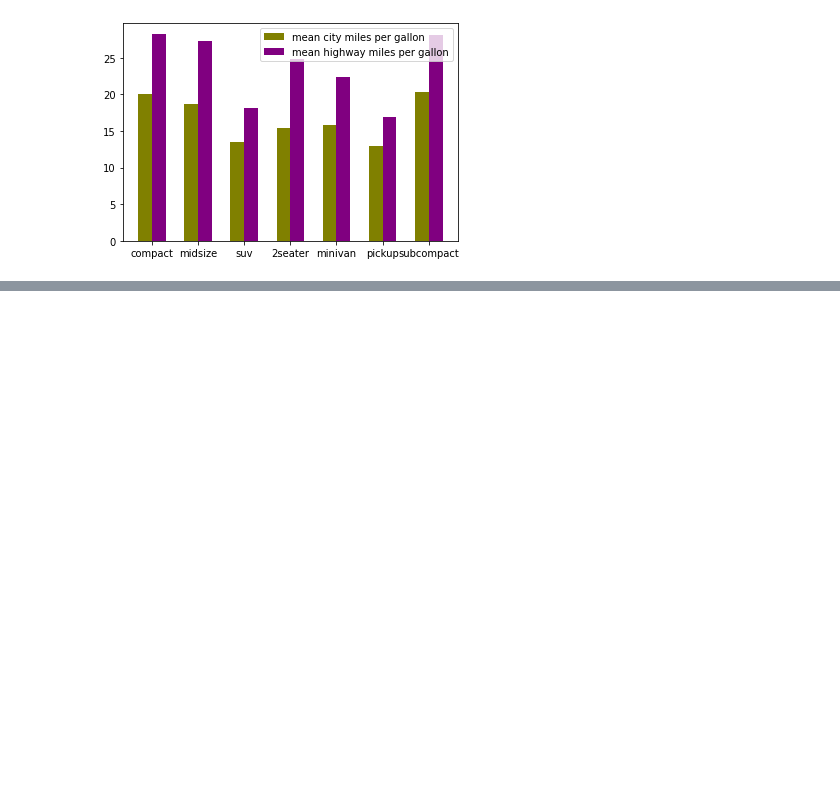
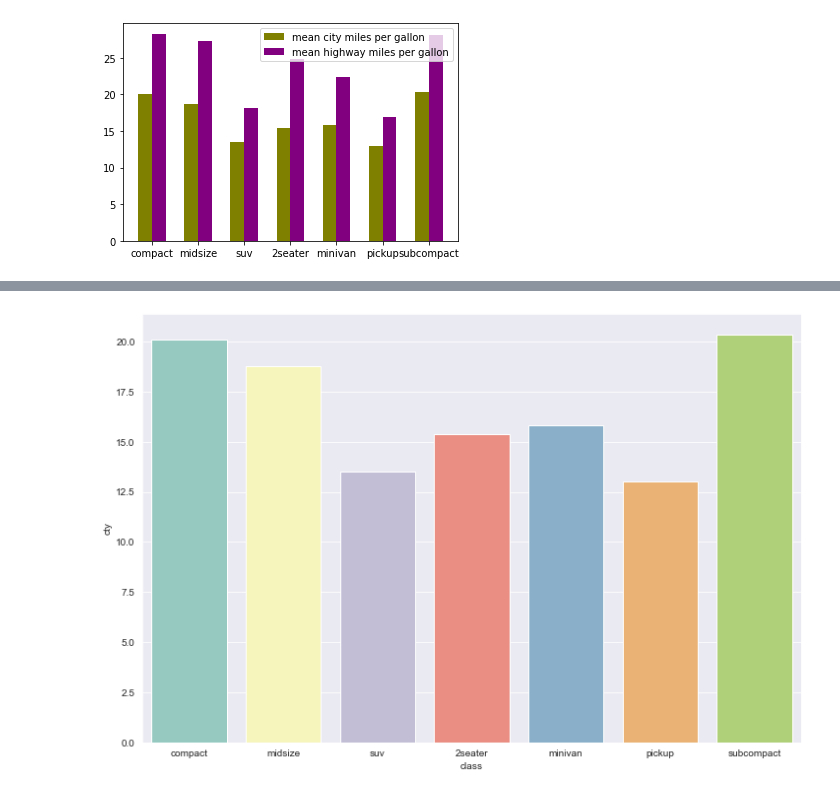
Before and after one commit to exeboy/PythonVisualization, a Jupyter notebook: Data_Visualization.ipynb, the cells around one changed output, grey strips where cells are left out. Cells and saved outputs as stored; diff of their text form; code cells hidden in the pictures; blank space fills up the shorter version.

```diff
--- a/Data_Visualization.ipynb
+++ b/Data_Visualization.ipynb
@@ -124,0 +151,6 @@ x =
+# %%
+plt.figure(figsize=(12, 8))
+ax = sns.barplot(data=df, x='class', y='cty', palette='Set3', ci=None, estimator=np.mean)
+plt.show()
+# %% [output]
+[figure, added]
```
Also changed, not shown: parts of 18 cells of this notebook.
